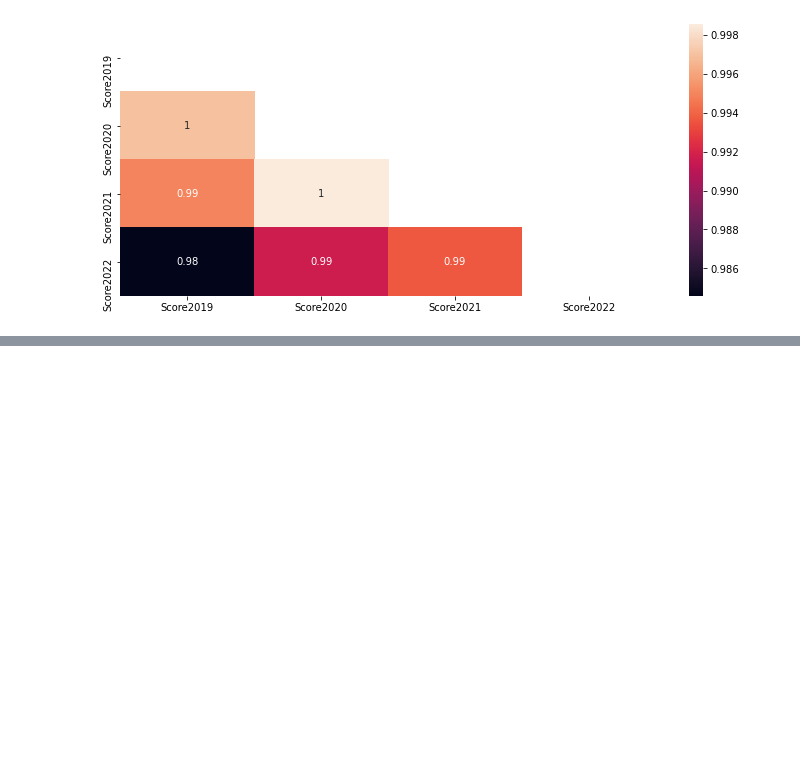
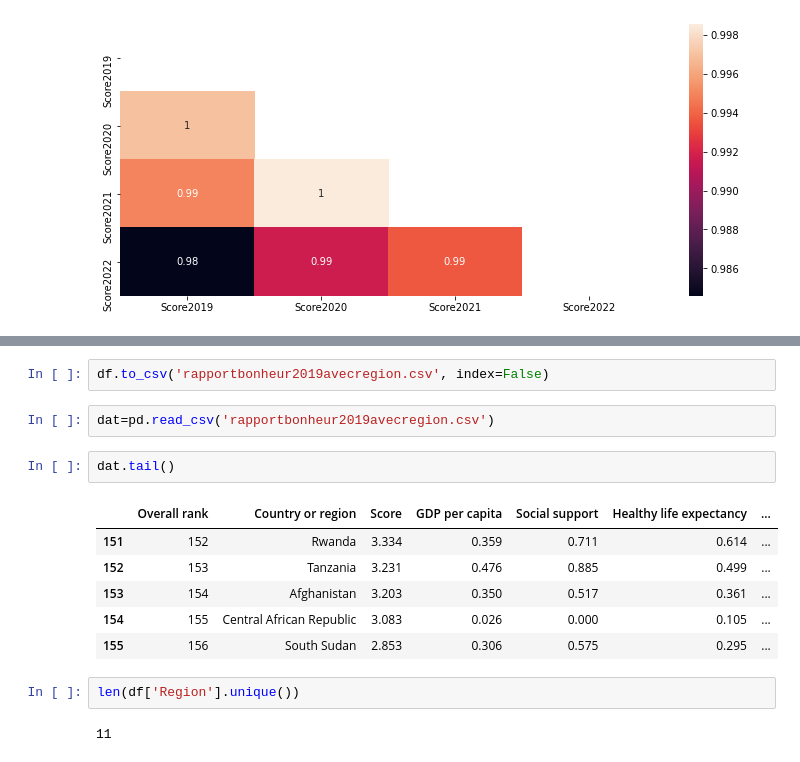
Before and after one commit to bourydamien/Projet_bonheur, a Jupyter notebook: Rapport_bonheur.ipynb, the cells around one changed output, grey strips where cells are left out. Saved outputs shown, nothing was run; the diff lists cells and outputs as text; blank space fills up the shorter version.

```diff
--- a/Rapport_bonheur.ipynb
+++ b/Rapport_bonheur.ipynb
@@ -181,0 +298,17 @@ sns.heatmap(dfcomp.corr(), annot=True, mask=matrix)
+# %%
+df.to_csv('rapportbonheur2019avecregion.csv', index=False)
+# %%
+dat=pd.read_csv('rapportbonheur2019avecregion.csv')
+# %%
+dat.tail()
+# %% [output]
+|  | Overall rank | Country or region | Score | GDP per capita | Social support | Healthy life expectancy | ... |
+| 151 | 152 | Rwanda | 3.334 | 0.359 | 0.711 | 0.614 | ... |
+| 152 | 153 | Tanzania | 3.231 | 0.476 | 0.885 | 0.499 | ... |
+| 153 | 154 | Afghanistan | 3.203 | 0.350 | 0.517 | 0.361 | ... |
+| 154 | 155 | Central African Republic | 3.083 | 0.026 | 0.000 | 0.105 | ... |
+| 155 | 156 | South Sudan | 2.853 | 0.306 | 0.575 | 0.295 | ... |
+# %%
+len(df['Region'].unique())
+# %% [output]
+11
```
Also changed, not shown: parts of 14 cells of this notebook, 1 other file.
